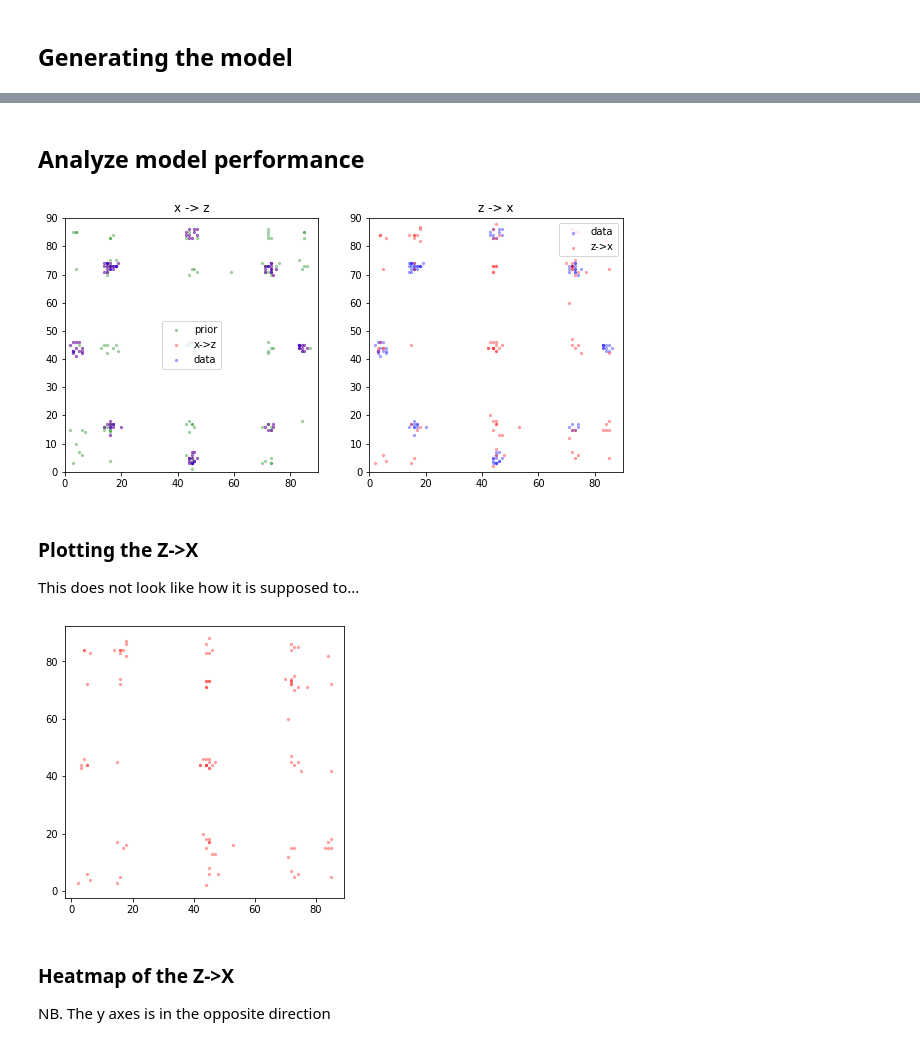
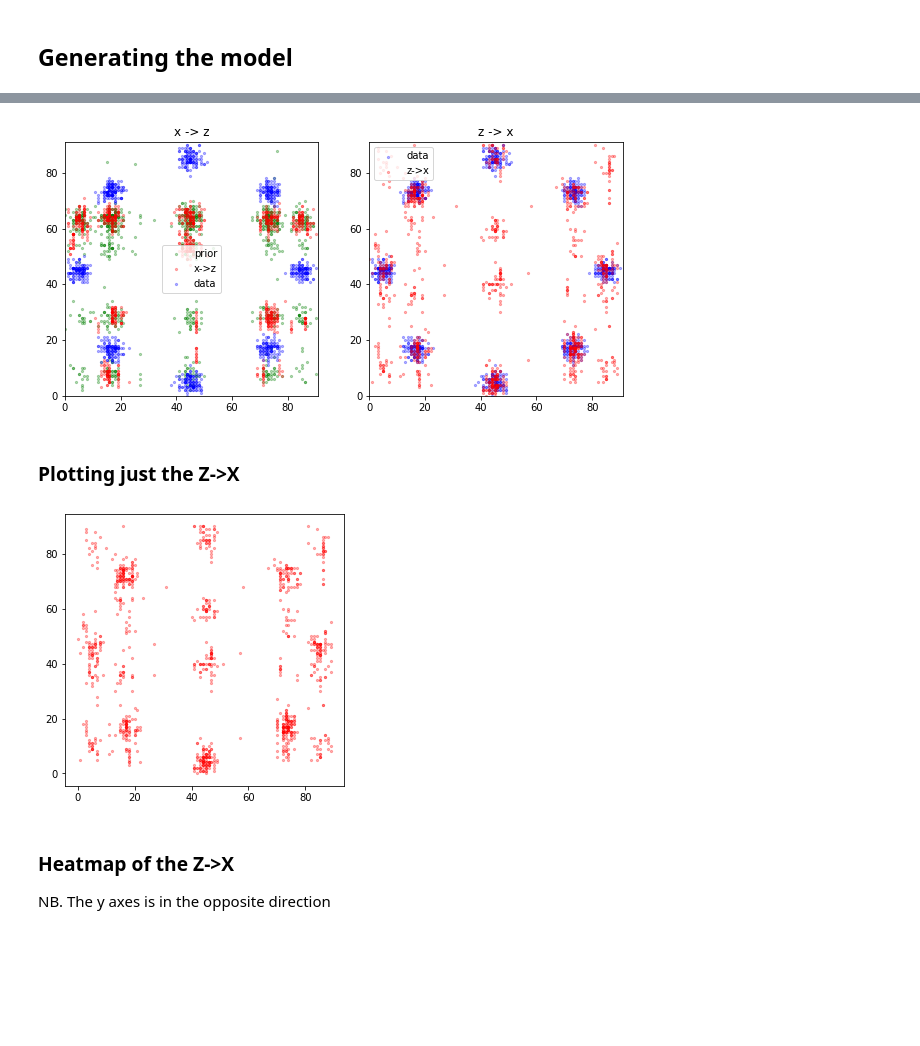
Before and after one commit to TrentBrick/PyTorchDiscreteFlows, a Jupyter notebook: Figure2Replication.ipynb, the cells around one changed output, grey strips where cells are left out. Cells and saved outputs as stored; diff of their text form; code cells hidden in the pictures; blank space fills up the shorter version.

Commit message:
Reproduced Fig2

```diff
--- a/Figure2Replication.ipynb
+++ b/Figure2Replication.ipynb
@@ -46,18 +29,0 @@ Need to define the vocabulary size to do this.
-# %%
-def one_hotter(x, depth):
-    idd = np.eye(depth)
-    #print(idd[0])
-    res = np.zeros((x.shape[0], x.shape[1], depth))
-    #print(res.shape)
-    for ind in range(len(x)):
-        for j, val in enumerate(x[ind]):
-            if int(val) >= depth:
-                val = depth-1
-                #print(val)
-            res[ind, j, :] = idd[int(val)]
-
-    return res
-
-batch_size, sequence_length, vocab_size = 512, 2, 90
-
-oh = one_hotter(data, vocab_size)
@@ -76,0 +54,3 @@ plt.scatter(samps[:,0], samps[:,1])
+# %%
+batch_size, sequence_length, vocab_size = 1024, 2, 91
+data = sample_quantized_gaussian_mixture(batch_size)
@@ -158,0 +113,8 @@ plt.show()
+# %%
+base_log_probs = torch.tensor(torch.randn(sequence_length, vocab_size), requires_grad = True)
+base = torch.distributions.OneHotCategorical(logits = base_log_probs)
+
+samps = base.sample((10000,)).argmax(-1)
+plt.scatter(samps[:,0], samps[:,1], alpha=0.3)
+plt.title("Prior Distribution")
+plt.show()
@@ -159,9 +237,8 @@ plt.show()
 # %%
-# starts the base distribution with a totally random prior distribution
-base = torch.distributions.OneHotCategorical( logits = torch.randn( base_log_probs.shape) )
-base_log_probs = torch.tensor( torch.log( base.probs).detach().numpy() , requires_grad=True)
-
+base = torch.distributions.OneHotCategorical( logits = base_log_probs )
+plt.figure(figsize=(5,5))
 samps = base.sample((10000,)).argmax(-1)
 plt.scatter(samps[:,0], samps[:,1], label = 'shifted data', alpha=0.3)
+plt.title('Prior')
 plt.show()
 # %% [output]
@@ -226,9 +246,8 @@ plt.show()
-# %% [markdown]
-## Analyze model performance
 # %%
-batch_size = 100
+batch_size = 1000
 model.eval()
-x = torch.tensor(oh_sample(batch_size)).float()
+x = sample_quantized_gaussian_mixture(batch_size)
+x = F.one_hot(x, num_classes = vocab_size).float()
 if disc_layer_type == 'bipartite':
     x = x.view(batch_size, -1)
 zs = model.forward(x)
@@ -239,45 +258,43 @@ if disc_layer_type == 'bipartite':
 
 x = x.detach().numpy().argmax(-1)
 z = z.detach().numpy().argmax(-1)
 p = base.sample((batch_size,)).argmax(-1)
 plt.figure(figsize=(10,5))
 plt.subplot(121)
 plt.scatter(p[:,0], p[:,1], c='g', s=5, alpha=0.3)
 plt.scatter(z[:,0], z[:,1], c='r', s=5, alpha=0.3)
 plt.scatter(x[:,0], x[:,1], c='b', s=5, alpha=0.3)
 plt.legend(['prior', 'x->z', 'data'])
 plt.axis('scaled')
 plt.title('x -> z')
 plt.xlim([0,vocab_size])
 plt.ylim([0,vocab_size])
 
 if disc_layer_type == 'bipartite':
     z = model.reverse(base.sample((batch_size,)).float().view(batch_size, -1))
     z = z.view(batch_size, 2, -1)
 else:
     z = model.reverse(base.sample((batch_size,)).float())
 z = z.detach().numpy().argmax(-1)
 plt.subplot(122)
 plt.scatter(x[:,0], x[:,1], c='b', s=5, alpha=0.3)
 plt.scatter(z[:,0], z[:,1], c='r', s=5, alpha=0.3)
 plt.legend(['data', 'z->x'])
 plt.axis('scaled')
 plt.title('z -> x')
 plt.xlim([0,vocab_size])
 plt.ylim([0,vocab_size])
-plt.gcf().savefig('../Fig2Reproduce.png', dpi=250)
+plt.show()
 # %% [output]
-[figure, old version]
+[figure, new version]
 # %% [markdown]
-### Plotting the Z->X
-This does not look like how it is supposed to...
+### Plotting just the Z->X
 # %%
 plt.figure(figsize=(5,5))
 plt.scatter(z[:,0], z[:,1], c='r', s=5, alpha=0.3)
-plt.gcf().savefig('../Fig2GeneratedSamples.png', dpi=250)
 plt.show()
 # %% [output]
-[figure, old version]
+[figure, new version]
 # %% [markdown]
 ### Heatmap of the Z->X
 NB. The y axes is in the opposite direction
```
Also changed, not shown: parts of 39 cells of this notebook, 11 other files.
